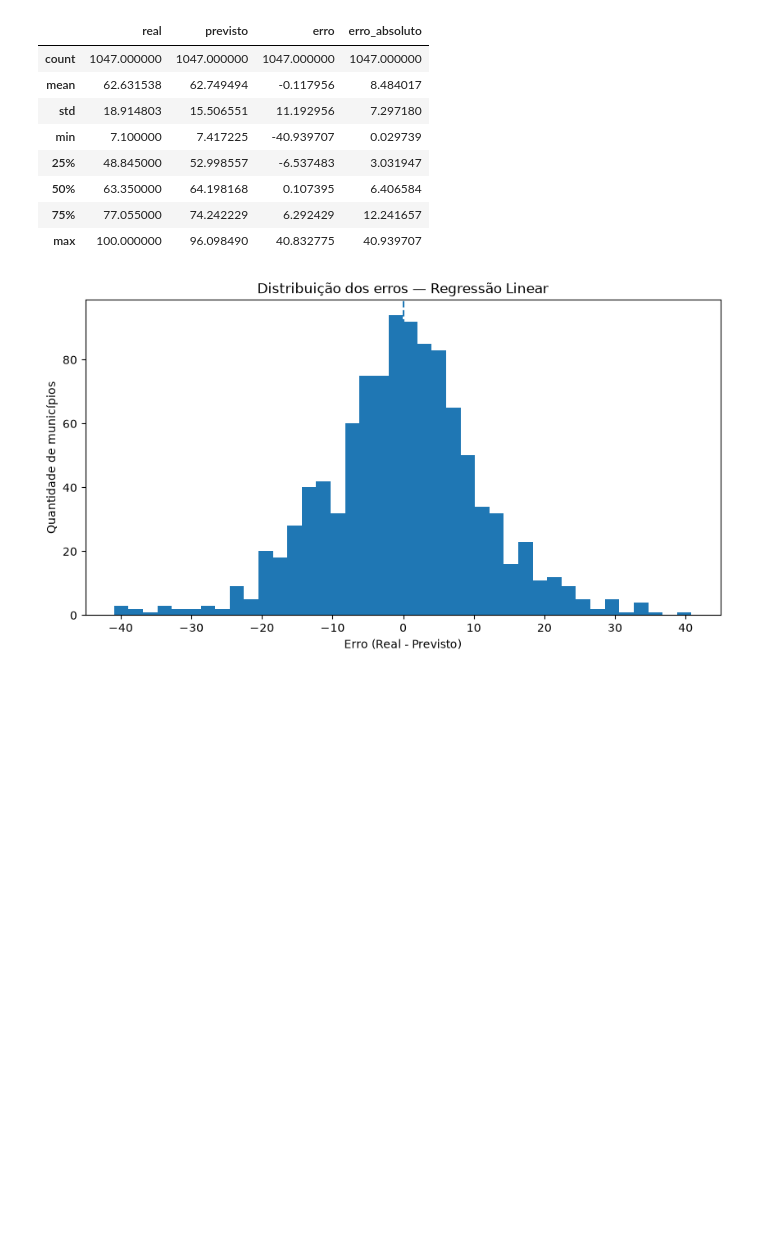
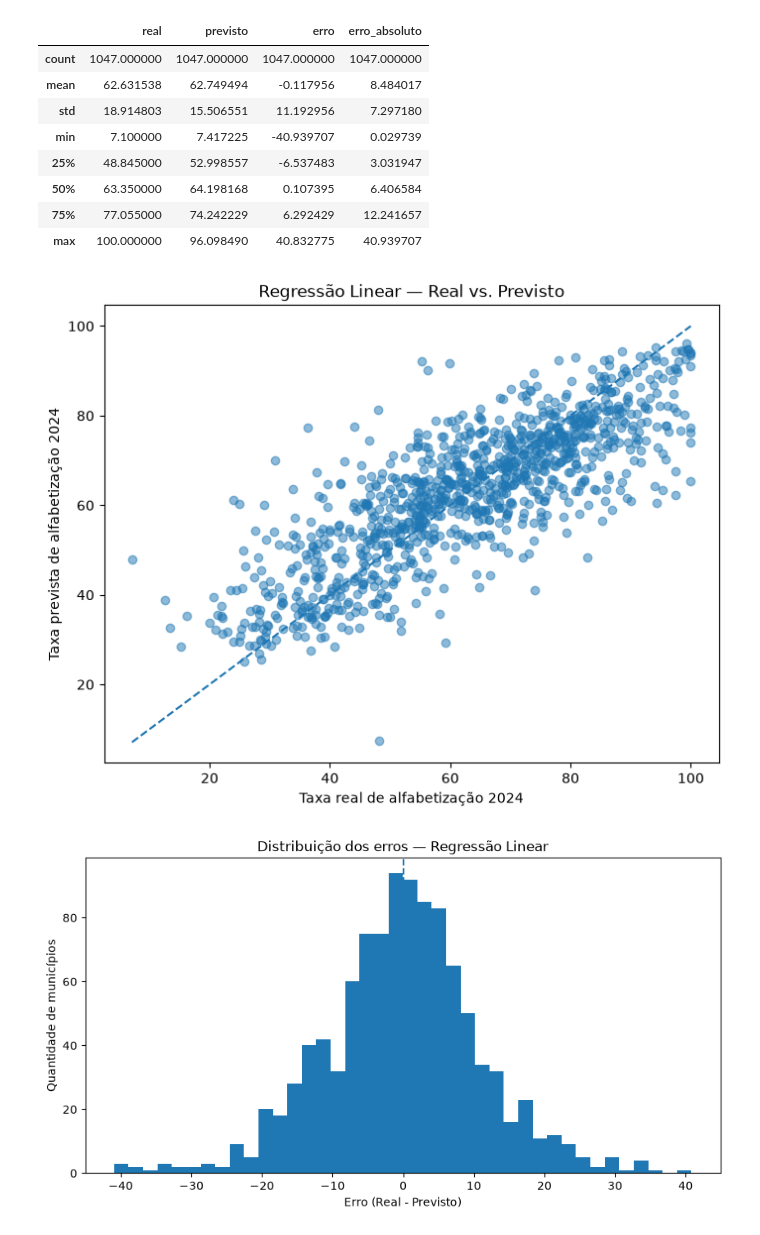
Before and after one commit to IcaroBedinotto-bed/tech-challenge-fase3, a Jupyter notebook: notebooks/06_exploracao_erros.ipynb, the cells around one changed output. Drawn from its saved outputs; the diff is of its cells as text; code cells hidden in the pictures; blank space fills up the shorter version.

```diff
--- a/notebooks/06_exploracao_erros.ipynb
+++ b/notebooks/06_exploracao_erros.ipynb
@@ -29,6 +29,40 @@ df_erros[
 | 50% | 63.350000 | 64.198168 | 0.107395 | 6.406584 |
 | 75% | 77.055000 | 74.242229 | 6.292429 | 12.241657 |
 | max | 100.000000 | 96.098490 | 40.832775 | 40.939707 |
+# %%
+import matplotlib.pyplot as plt
+
+plt.figure(figsize=(8, 6))
+
+plt.scatter(
+    df_erros["real"],
+    df_erros["previsto"],
+    alpha=0.5
+)
+
+limite_min = min(
+    df_erros["real"].min(),
+    df_erros["previsto"].min()
+)
+
+limite_max = max(
+    df_erros["real"].max(),
+    df_erros["previsto"].max()
+)
+
+plt.plot(
+    [limite_min, limite_max],
+    [limite_min, limite_max],
+    linestyle="--"
+)
+
+plt.xlabel("Taxa real de alfabetização 2024")
+plt.ylabel("Taxa prevista de alfabetização 2024")
+plt.title("Regressão Linear — Real vs. Previsto")
+
+plt.show()
+# %% [output]
+[figure, added]
 # %%
 plt.figure(figsize=(10, 5))
 
```
Also changed, not shown: parts of 1 cell of this notebook, 2 other files.
